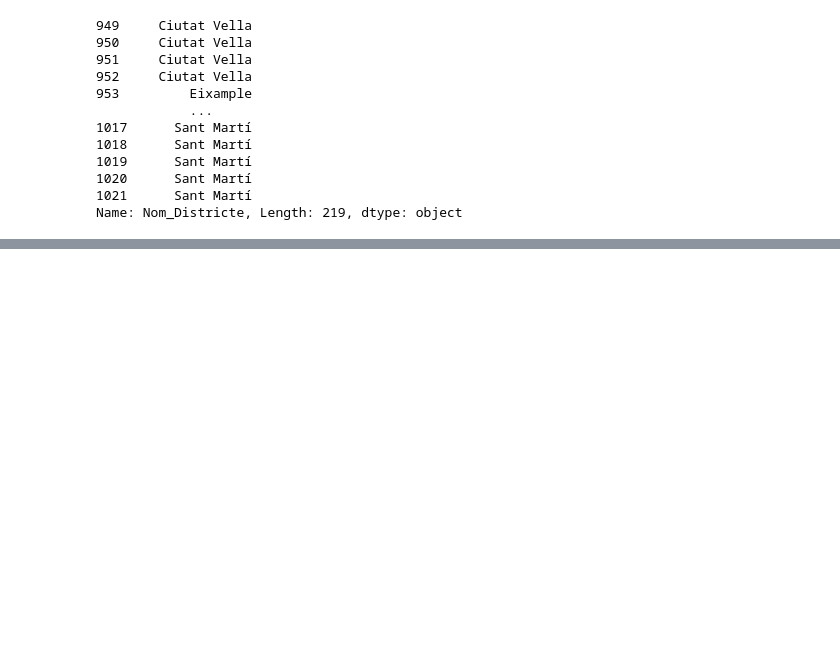
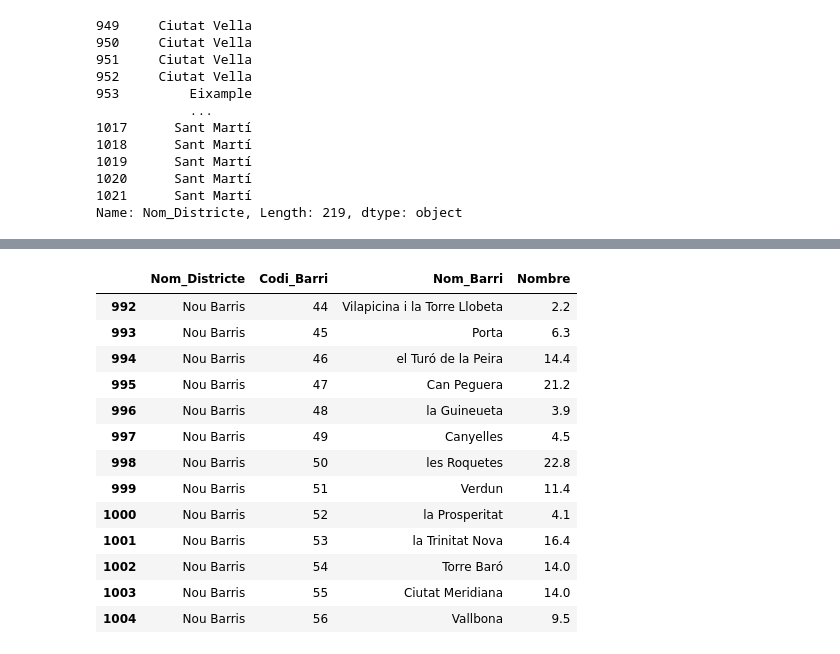
Before and after one commit to JuliaAT/AVDM-project, a Jupyter notebook: Barrios.ipynb, the cells around one changed output, grey strips where cells are left out. Cells and saved outputs as stored; diff of their text form; code cells hidden in the pictures; blank space fills up the shorter version.

```diff
--- a/Barrios.ipynb
+++ b/Barrios.ipynb
@@ -131,0 +131,17 @@ Gracia.head()
+# %%
+birth_Nou_Barris_filtered
+# %% [output]
+|  | Nom_Districte | Codi_Barri | Nom_Barri | Nombre |
+| 992 | Nou Barris | 44 | Vilapicina i la Torre Llobeta | 2.2 |
+| 993 | Nou Barris | 45 | Porta | 6.3 |
+| 994 | Nou Barris | 46 | el Turó de la Peira | 14.4 |
+| 995 | Nou Barris | 47 | Can Peguera | 21.2 |
+| 996 | Nou Barris | 48 | la Guineueta | 3.9 |
+| 997 | Nou Barris | 49 | Canyelles | 4.5 |
+| 998 | Nou Barris | 50 | les Roquetes | 22.8 |
+| 999 | Nou Barris | 51 | Verdun | 11.4 |
+| 1000 | Nou Barris | 52 | la Prosperitat | 4.1 |
+| 1001 | Nou Barris | 53 | la Trinitat Nova | 16.4 |
+| 1002 | Nou Barris | 54 | Torre Baró | 14.0 |
+| 1003 | Nou Barris | 55 | Ciutat Meridiana | 14.0 |
+| 1004 | Nou Barris | 56 | Vallbona | 9.5 |
```
Also changed, not shown: parts of 6 cells of this notebook, 1 other file.
